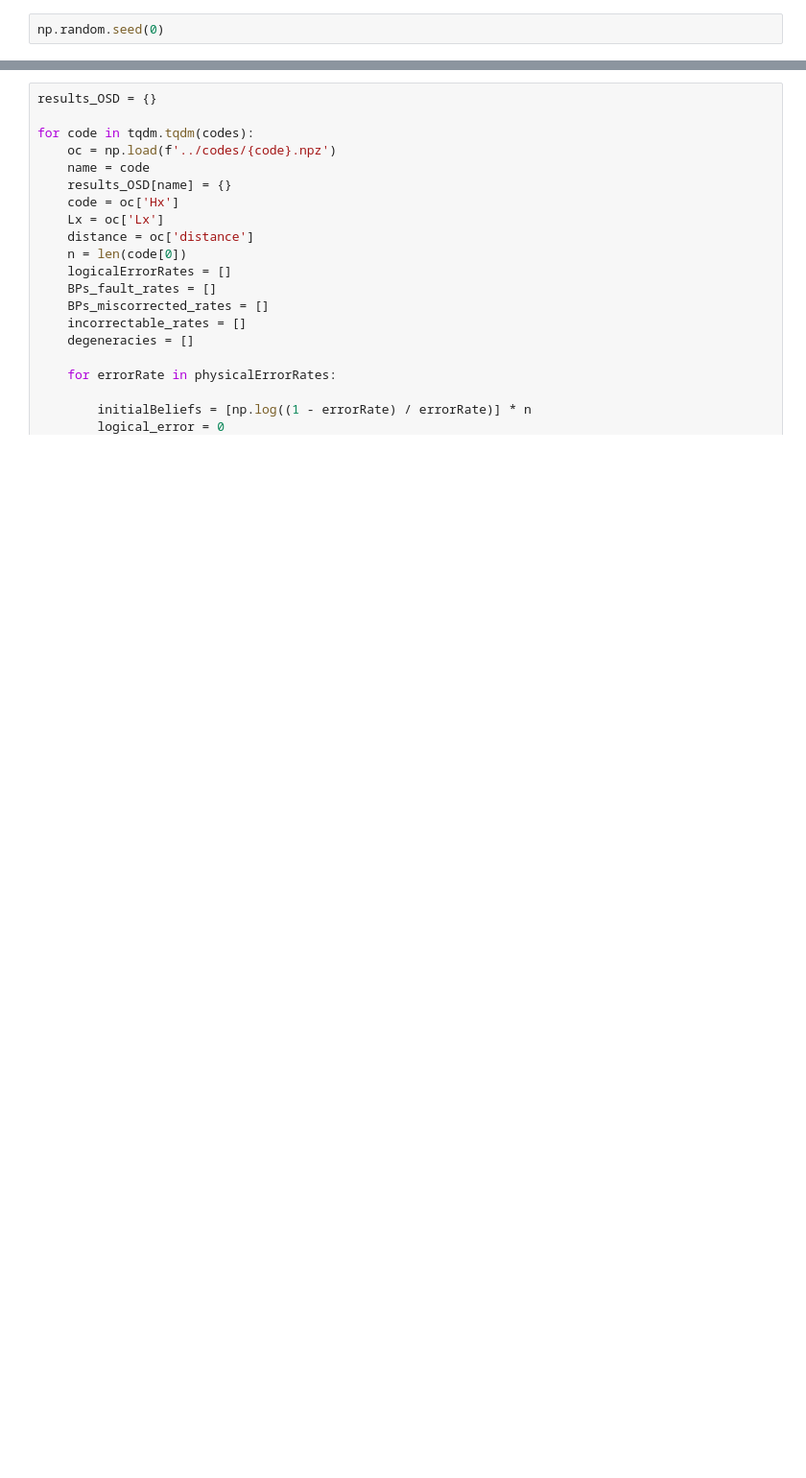
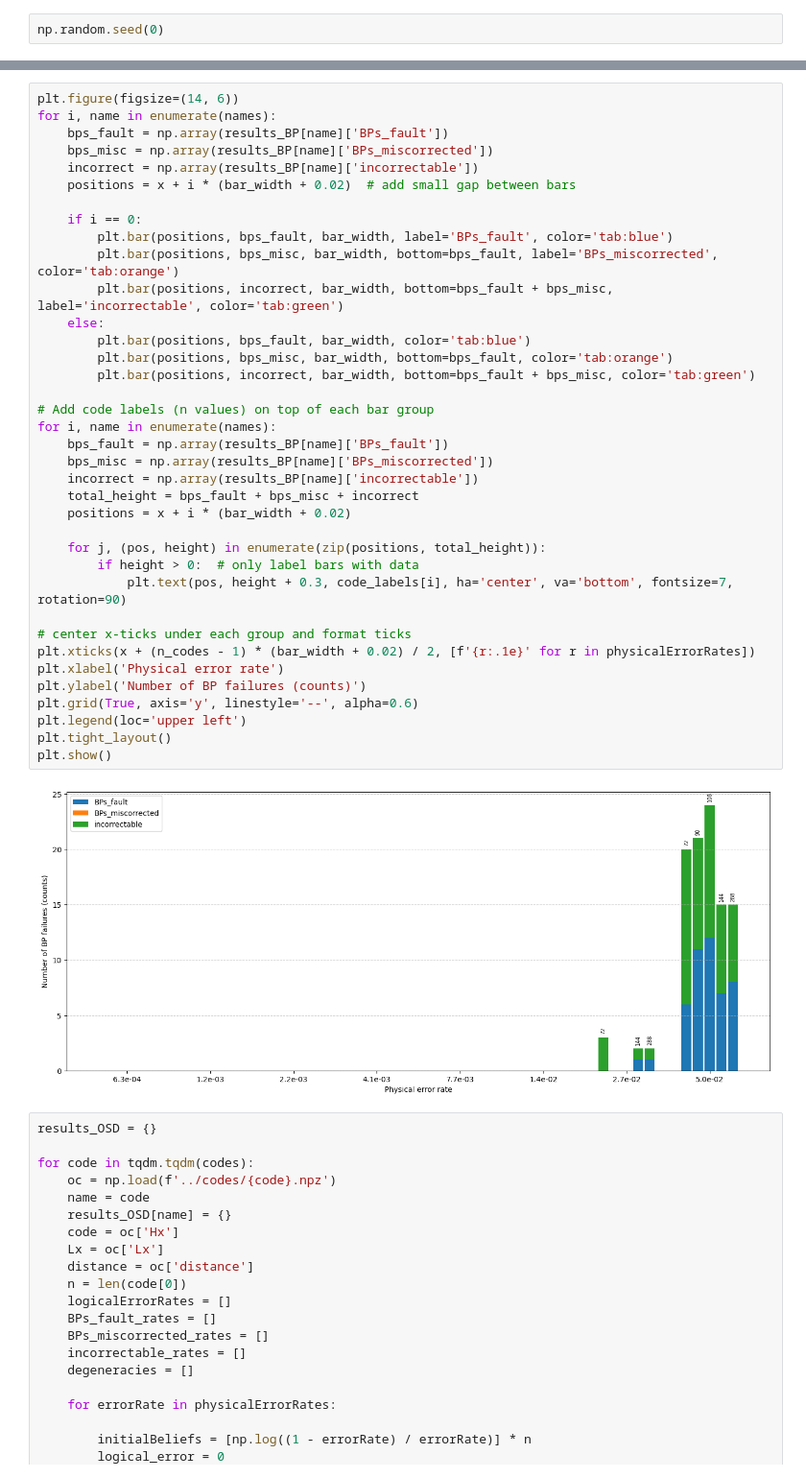
Before and after one commit to michelebanfi/qLDPC, a Jupyter notebook: notebooks/degeneracyCount.ipynb, the cells around one changed output, grey strips where cells are left out. Shown at 96% size. Cells and saved outputs as stored; diff of their text form; blank space fills up the shorter version.

```diff
--- a/notebooks/degeneracyCount.ipynb
+++ b/notebooks/degeneracyCount.ipynb
@@ -118,3 +125,42 @@ for name in results_BP:
+# %%
+plt.figure(figsize=(14, 6))
+for i, name in enumerate(names):
+    bps_fault = np.array(results_BP[name]['BPs_fault'])
+    bps_misc = np.array(results_BP[name]['BPs_miscorrected'])
+    incorrect = np.array(results_BP[name]['incorrectable'])
+    positions = x + i * (bar_width + 0.02)  # add small gap between bars
+
+    if i == 0:
+        plt.bar(positions, bps_fault, bar_width, label='BPs_fault', color='tab:blue')
+        plt.bar(positions, bps_misc, bar_width, bottom=bps_fault, label='BPs_miscorrected', color='tab:orange')
+        plt.bar(positions, incorrect, bar_width, bottom=bps_fault + bps_misc, label='incorrectable', color='tab:green')
+    else:
+        plt.bar(positions, bps_fault, bar_width, color='tab:blue')
+        plt.bar(positions, bps_misc, bar_width, bottom=bps_fault, color='tab:orange')
+        plt.bar(positions, incorrect, bar_width, bottom=bps_fault + bps_misc, color='tab:green')
+
+# Add code labels (n values) on top of each bar group
+for i, name in enumerate(names):
+    bps_fault = np.array(results_BP[name]['BPs_fault'])
+    bps_misc = np.array(results_BP[name]['BPs_miscorrected'])
+    incorrect = np.array(results_BP[name]['incorrectable'])
+    total_height = bps_fault + bps_misc + incorrect
+    positions = x + i * (bar_width + 0.02)
+
+    for j, (pos, height) in enumerate(zip(positions, total_height)):
+        if height > 0:  # only label bars with data
+            plt.text(pos, height + 0.3, code_labels[i], ha='center', va='bottom', fontsize=7, rotation=90)
+
+# center x-ticks under each group and format ticks
+plt.xticks(x + (n_codes - 1) * (bar_width + 0.02) / 2, [f'{r:.1e}' for r in physicalErrorRates])
+plt.xlabel('Physical error rate')
+plt.ylabel('Number of BP failures (counts)')
+plt.grid(True, axis='y', linestyle='--', alpha=0.6)
+plt.legend(loc='upper left')
+plt.tight_layout()
+plt.show()
+# %% [output]
+[figure, added]
 # %%
 results_OSD = {}
 
```
Also changed, not shown: parts of 9 cells of this notebook, 6 other files.
